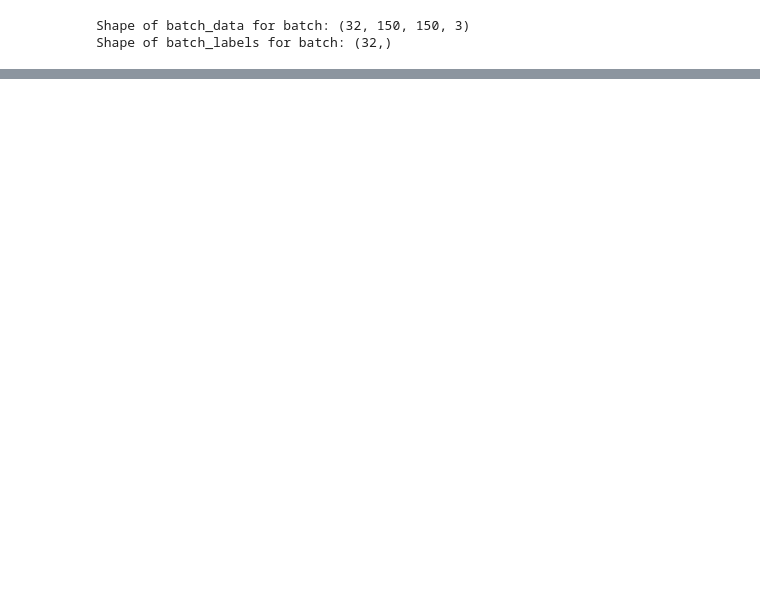
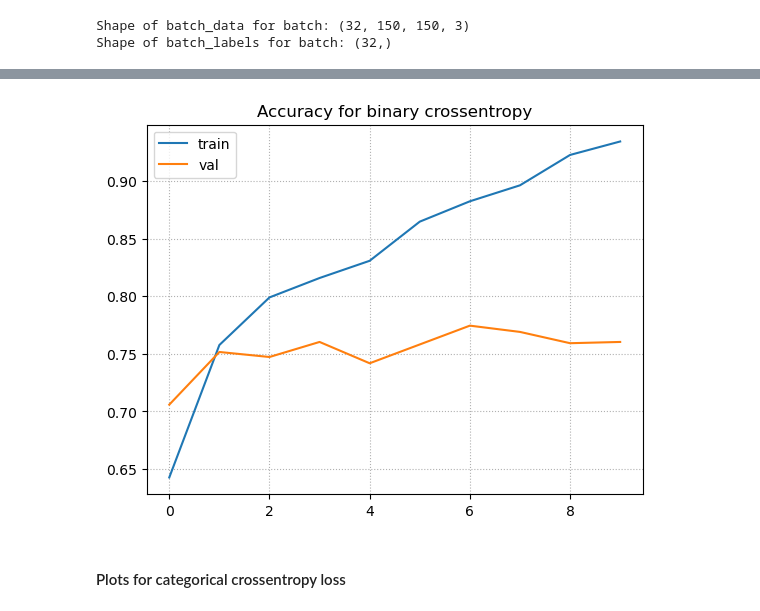
Before and after one commit to capac/ml-zoomcamp, a Jupyter notebook: 2023/homework/08/homework_08.ipynb, the cells around one changed output, grey strips where cells are left out. Drawn from its saved outputs; the diff is of its cells as text; code cells hidden in the pictures; blank space fills up the shorter version.

```diff
--- a/2023/homework/08/homework_08.ipynb
+++ b/2023/homework/08/homework_08.ipynb
@@ -82,0 +124,6 @@ model.add(Dense(1, activation='sigmoid'))
+# %%
+loss='binary_crossentropy'
+model.compile(optimizer = SGD(learning_rate=learning_rate, momentum=momentum),
+              loss=loss, metrics = ['accuracy'])
+# %%
+history = model.fit(train_ds, validation_data=test_ds, epochs=10)
@@ -82,0 +151,11 @@ model.add(Dense(1, activation='sigmoid'))
+# %%
+plt.plot(history.history['accuracy'], label='train')
+plt.plot(history.history['val_accuracy'], label='val')
+plt.title('Accuracy for binary crossentropy')
+plt.legend()
+plt.grid(linestyle=':')
+plt.show()
+# %% [output]
+[figure, added]
+# %% [markdown]
+#### Plots for categorical crossentropy loss
```
Also changed, not shown: parts of 38 cells of this notebook.
